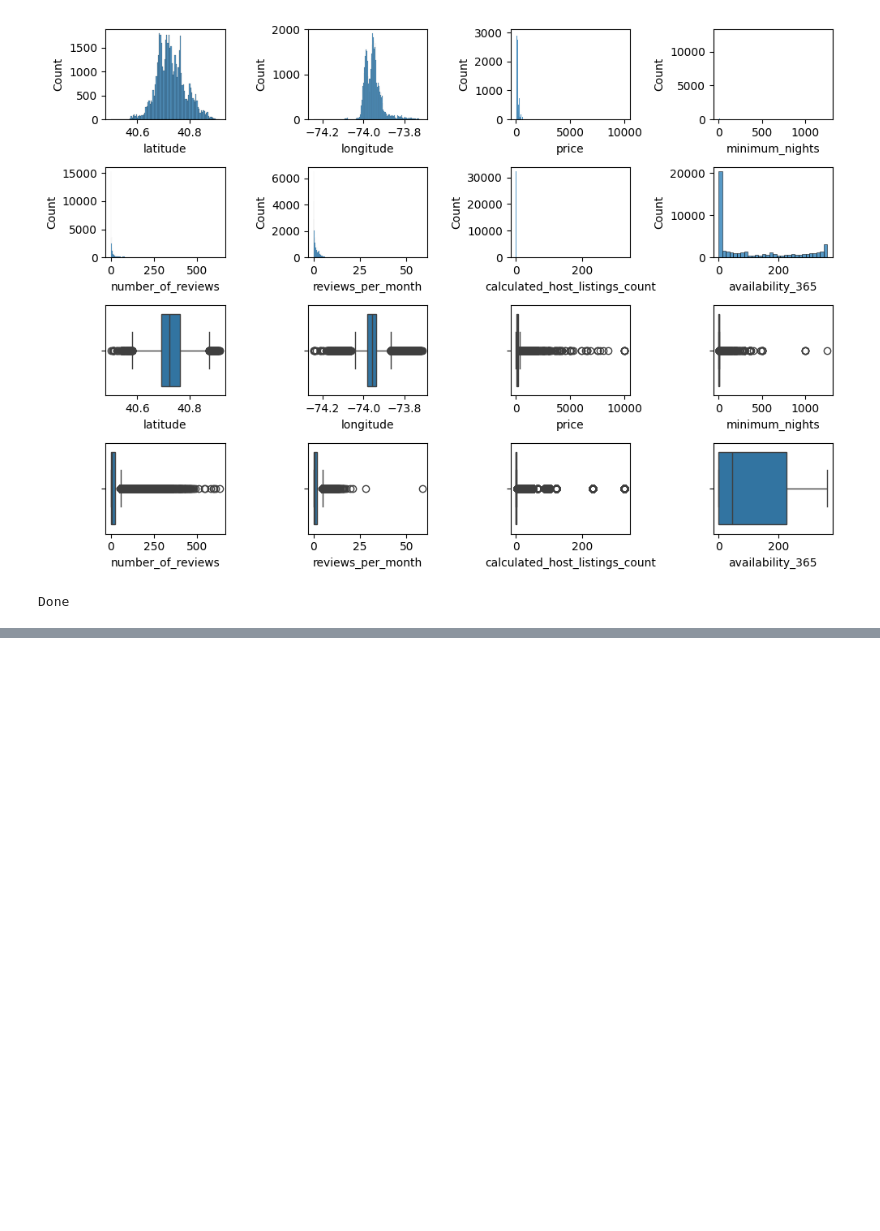
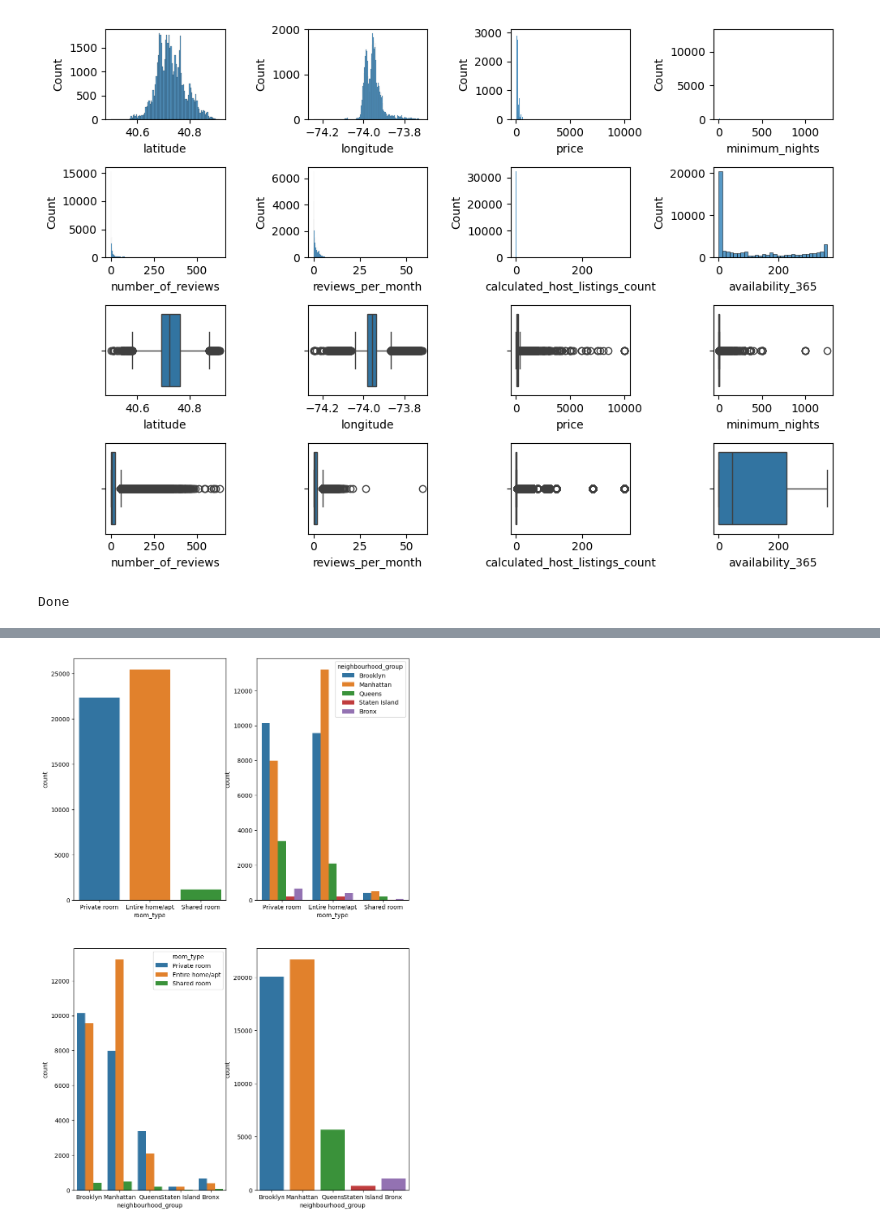
Before and after one commit to JulianSanchez1/Machine-learning-python, a Jupyter notebook: src/app.ipynb, the cells around one changed output, grey strips where cells are left out. Saved outputs shown, nothing was run; the diff lists cells and outputs as text; code cells hidden in the pictures; blank space fills up the shorter version.

```diff
--- a/src/app.ipynb
+++ b/src/app.ipynb
@@ -93,0 +120,18 @@ plt.savefig("Correlation.jpg")
+# %%
+df_cat_columns = ["room_type","neighbourhood_group","neighbourhood","last_review"]
+fig,axis = plt.subplots(len(df_cat_columns[0:2]), len(df_cat_columns[0:2]), figsize= (10,16))
+i = -1
+j = -1
+
+for c in df_cat_columns[0:2]:
+    i += 1
+    for cc in df_cat_columns[0:2]:
+        j += 1
+        sns.countplot(ax = axis[i, j],data= df_cat, x = c , hue = cc)
+        #print(f"processing cell [{i},{j}]")
+
+    j = -1
+
+plt.show()
+# %% [output]
+[figure, added]
```
Also changed, not shown: parts of 8 cells of this notebook, 5 other files.
